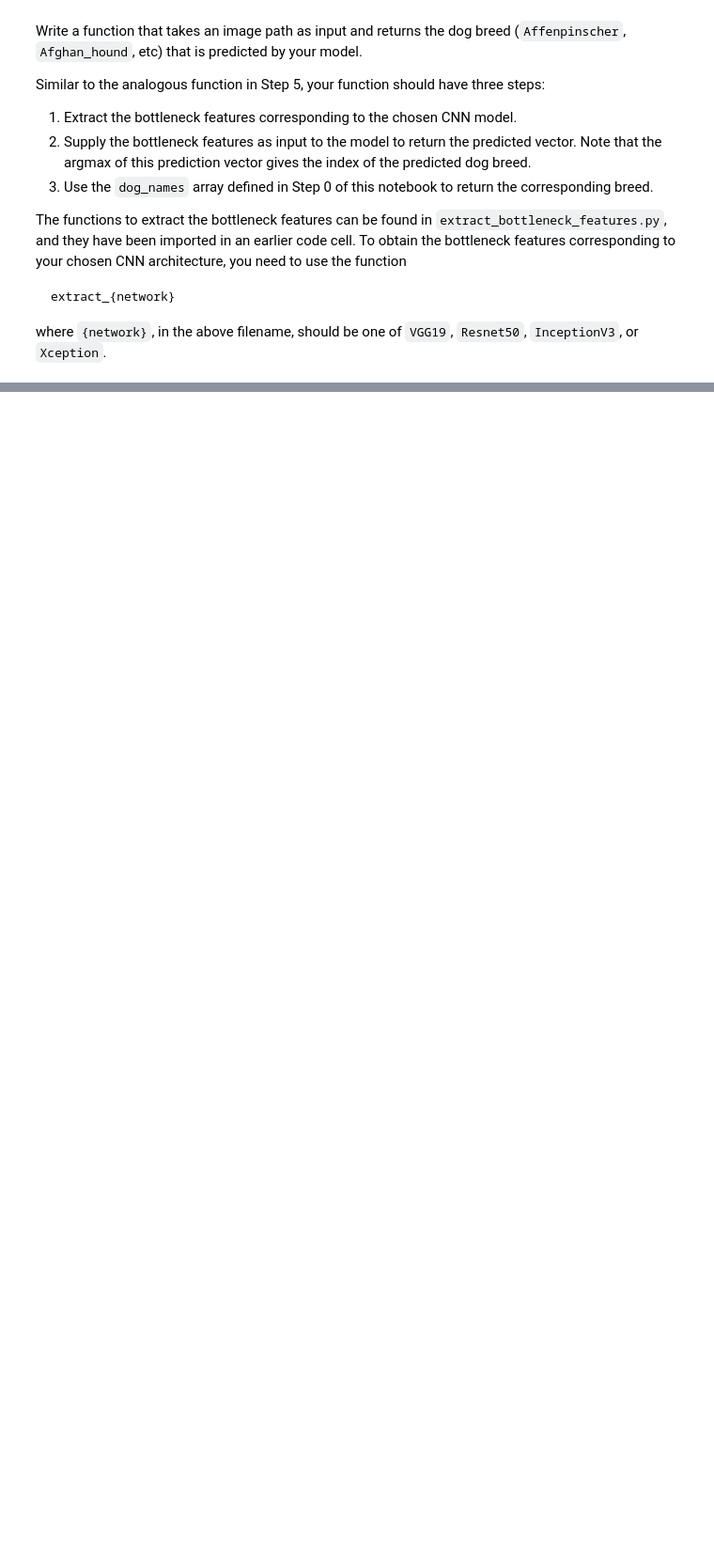
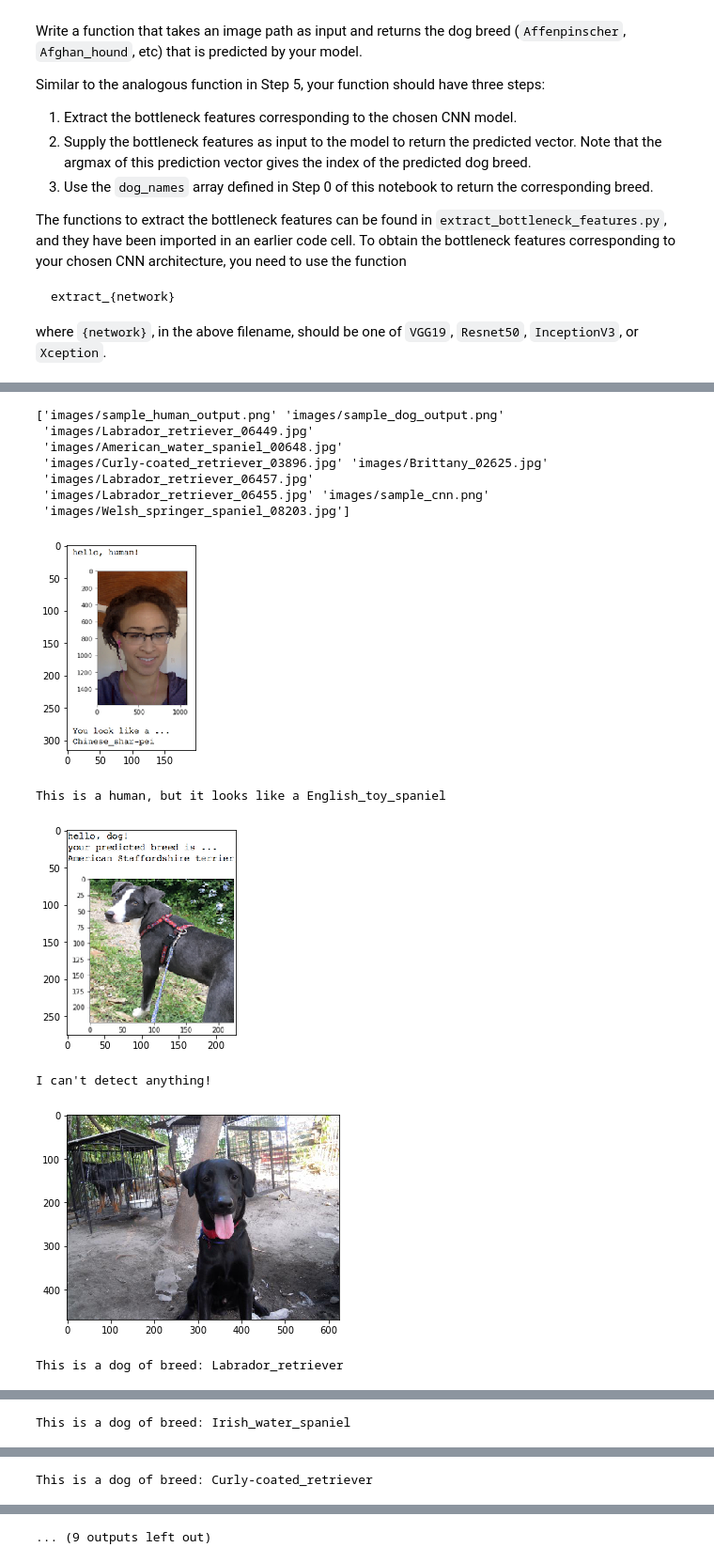
Before and after one commit to ashu020497/MLND, a Jupyter notebook: dog-project/dog_app.ipynb, the cells around one changed output, grey strips where cells are left out. Shown at 94% size. Drawn from its saved outputs; the diff is of its cells as text; code cells hidden in the pictures; blank space fills up the shorter version.

```diff
--- a/dog-project/dog_app.ipynb
+++ b/dog-project/dog_app.ipynb
@@ -534,3 +739,24 @@ Some sample output for our algorithm is provided below, but feel free to design
 # %%
-### TODO: Write your algorithm.
-### Feel free to use as many code cells as needed.
+## TODO: Execute your algorithm from Step 6 on
+## at least 6 images on your computer.
+## Feel free to use as many code cells as needed.
+
+files = np.array(glob("images/*"))
+print(files)
+
+for path in files:
+    dog_breed_detector(path)
+# %% [output]
+['images/sample_human_output.png' 'images/sample_dog_output.png'
+ 'images/Labrador_retriever_06449.jpg'
+ 'images/American_water_spaniel_00648.jpg'
+ 'images/Curly-coated_retriever_03896.jpg' 'images/Brittany_02625.jpg'
+ 'images/Labrador_retriever_06457.jpg'
+ 'images/Labrador_retriever_06455.jpg' 'images/sample_cnn.png'
+ 'images/Welsh_springer_spaniel_08203.jpg']
+[figure, added]
+This is a human, but it looks like a English_toy_spaniel
+[figure, added]
+I can't detect anything!
+[figure, added]
+This is a dog of breed: Labrador_retriever
@@ -536,0 +764 @@ Some sample output for our algorithm is provided below, but feel free to design
+This is a dog of breed: Irish_water_spaniel
@@ -536,0 +766 @@ Some sample output for our algorithm is provided below, but feel free to design
+This is a dog of breed: Curly-coated_retriever
@@ -536,0 +768 @@ Some sample output for our algorithm is provided below, but feel free to design
+... (9 outputs left out)
```
Also changed, not shown: parts of 31 cells of this notebook, 25 other files.
